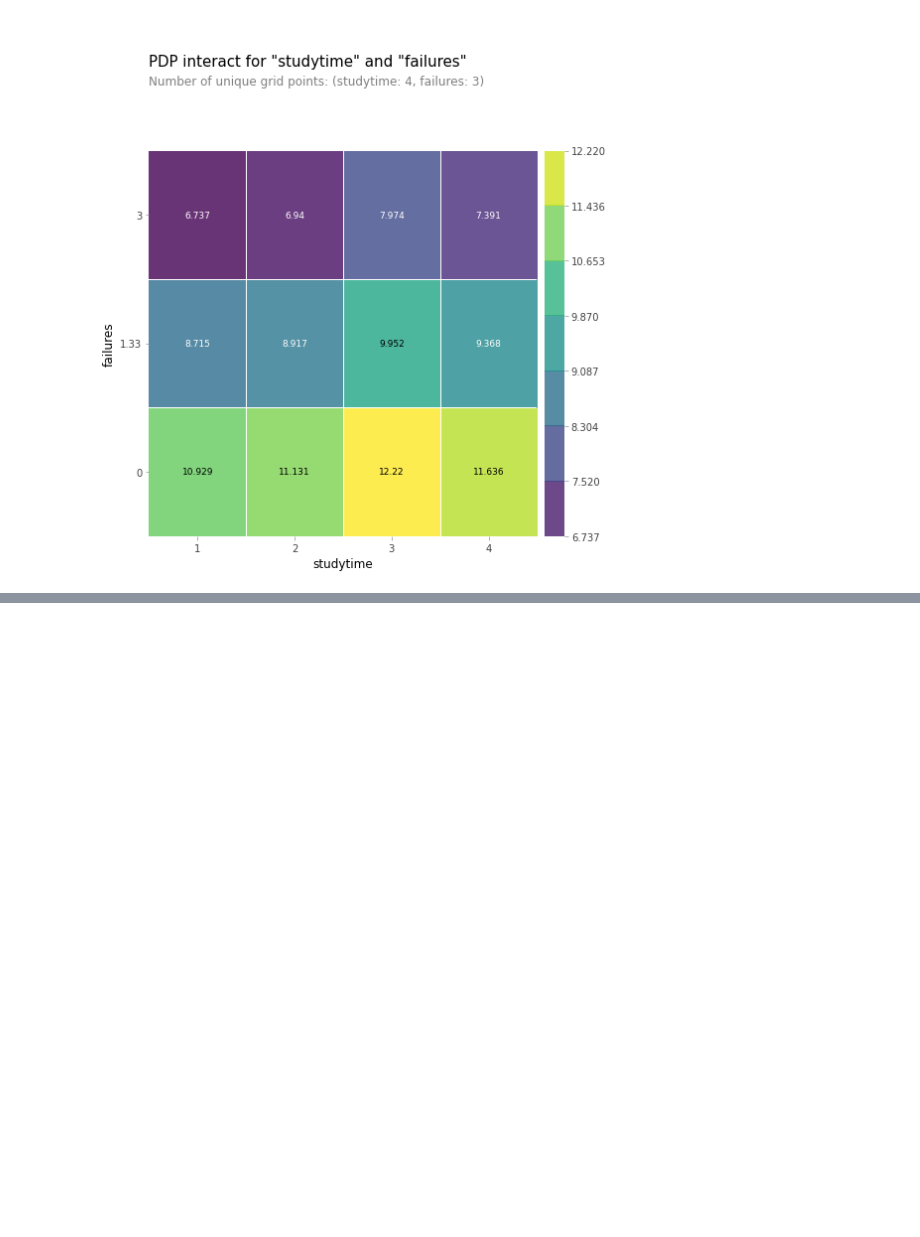
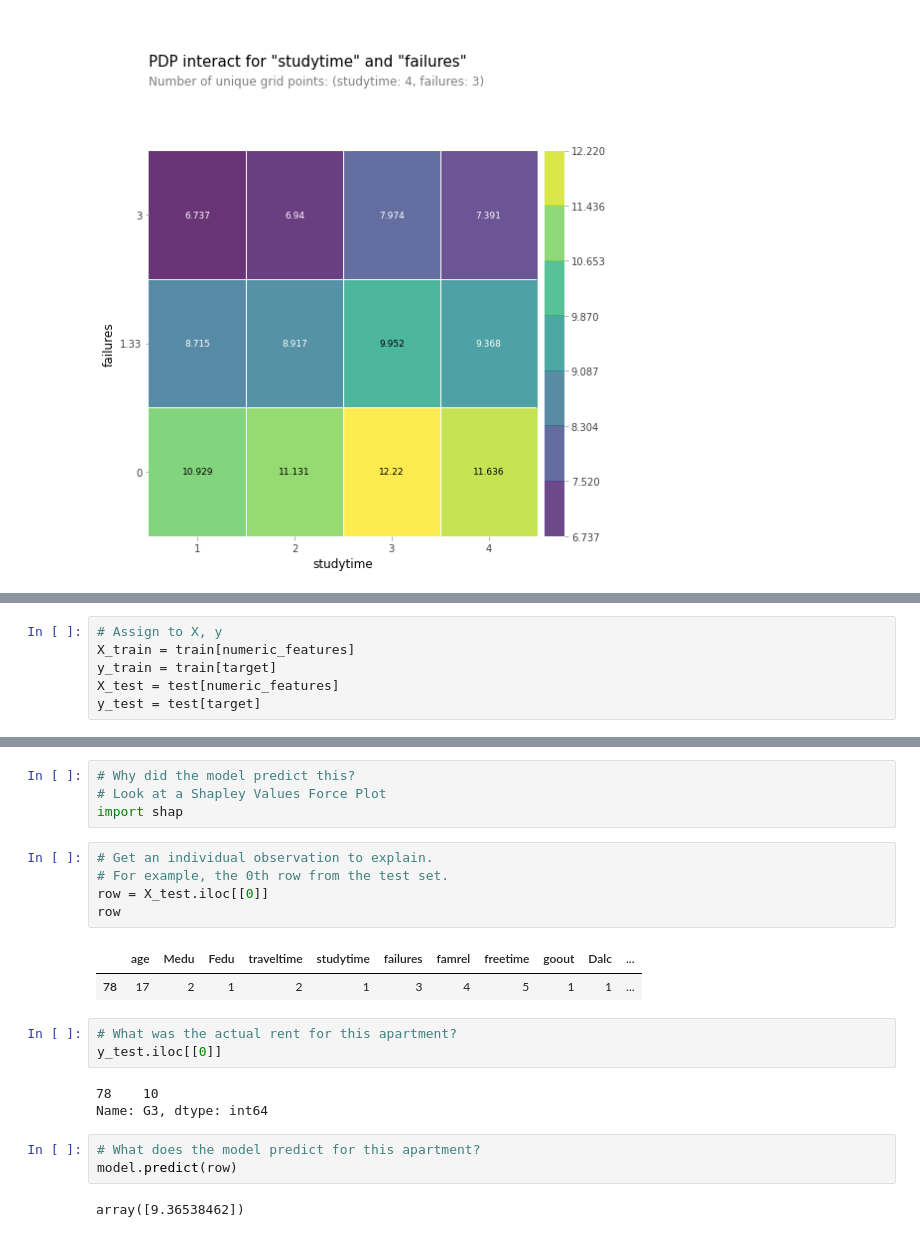
Before and after one commit to johnnykoo84/DS-Unit-2-Applied-Modeling, a Jupyter notebook: module4-model-interpretation/Ilmo_Koo_LS_DS_234_assignment.ipynb, the cells around one changed output, grey strips where cells are left out. Cells and saved outputs as stored; diff of their text form; blank space fills up the shorter version.

Commit message:
complete shap

```diff
--- a/module4-model-interpretation/Ilmo_Koo_LS_DS_234_assignment.ipynb
+++ b/module4-model-interpretation/Ilmo_Koo_LS_DS_234_assignment.ipynb
@@ -349,0 +372,6 @@ findfont: Font family ['Arial'] not found. Falling back to DejaVu Sans.
+# %%
+# Assign to X, y
+X_train = train[numeric_features]
+y_train = train[target]
+X_test = test[numeric_features]
+y_test = test[target]
@@ -349,0 +415,23 @@ findfont: Font family ['Arial'] not found. Falling back to DejaVu Sans.
+# %%
+# Why did the model predict this?
+# Look at a Shapley Values Force Plot
+import shap
+# %%
+# Get an individual observation to explain.
+# For example, the 0th row from the test set.
+row = X_test.iloc[[0]]
+row
+# %% [output]
+|  | age | Medu | Fedu | traveltime | studytime | failures | famrel | freetime | goout | Dalc | ... |
+| 78 | 17 | 2 | 1 | 2 | 1 | 3 | 4 | 5 | 1 | 1 | ... |
+# %%
+# What was the actual rent for this apartment?
+y_test.iloc[[0]]
+# %% [output]
+78    10
+Name: G3, dtype: int64
+# %%
+# What does the model predict for this apartment?
+model.predict(row)
+# %% [output]
+array([9.36538462])
```
Also changed, not shown: parts of 12 cells of this notebook.
